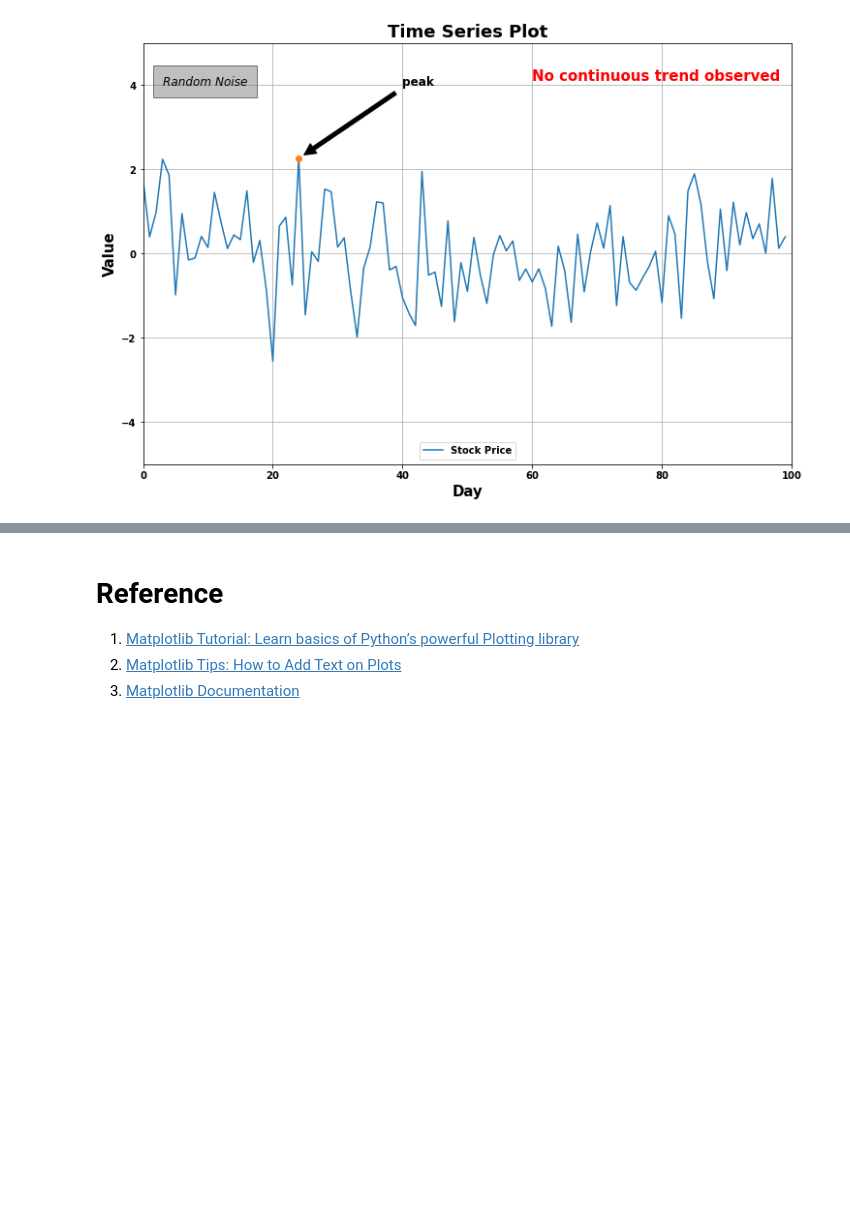
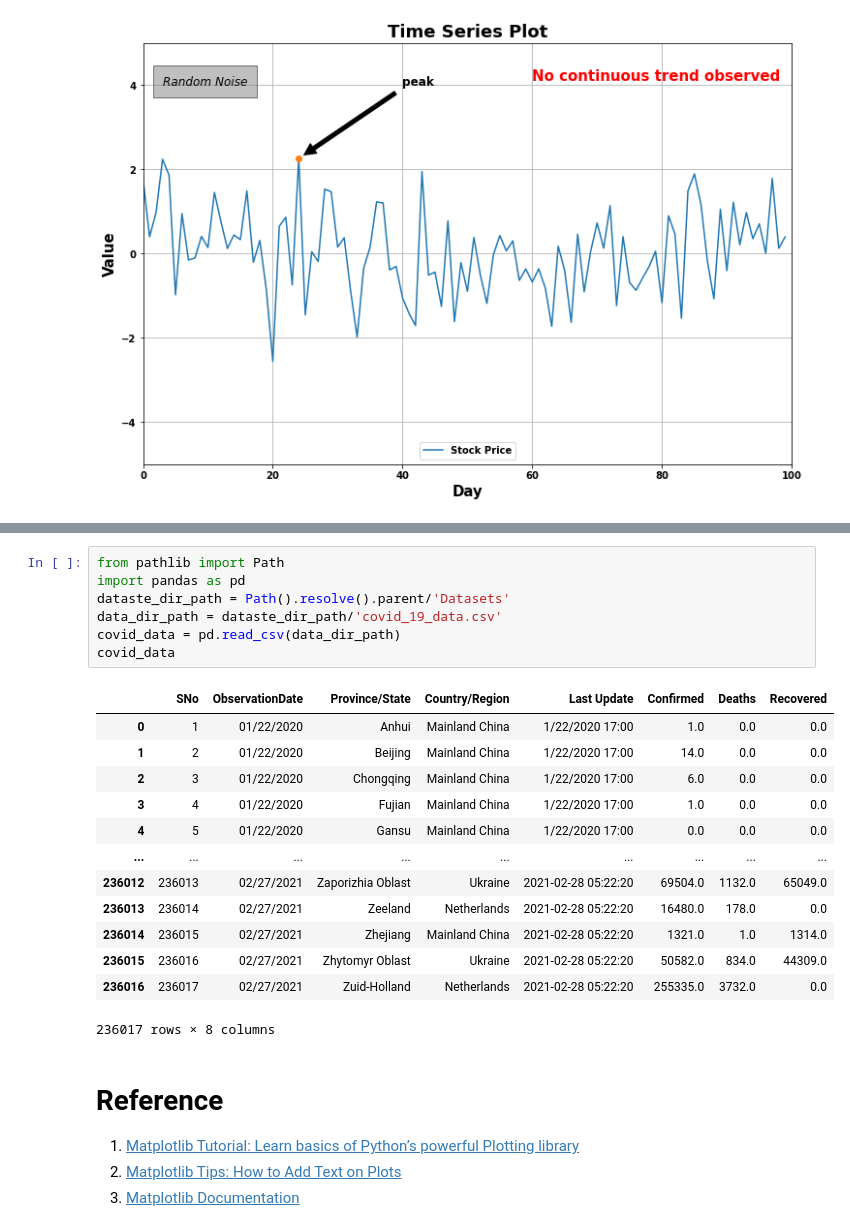
Before and after one commit to CertifaiAI/basics-of-data-analytics, a Jupyter notebook: Matplotlib/01 - Getting started with Pyplot.ipynb, the cells around one changed output, grey strips where cells are left out. Drawn from its saved outputs; the diff is of its cells as text; blank space fills up the shorter version.

```diff
--- a/Matplotlib/01 - Getting started with Pyplot.ipynb
+++ b/Matplotlib/01 - Getting started with Pyplot.ipynb
@@ -312,3 +329,24 @@ ax.legend(loc = "lower center")
+# %%
+from pathlib import Path
+import pandas as pd
+dataste_dir_path = Path().resolve().parent/'Datasets'
+data_dir_path = dataste_dir_path/'covid_19_data.csv'
+covid_data = pd.read_csv(data_dir_path)
+covid_data
+# %% [output]
+|  | SNo | ObservationDate | Province/State | Country/Region | Last Update | Confirmed | Deaths | Recovered |
+| 0 | 1 | 01/22/2020 | Anhui | Mainland China | 1/22/2020 17:00 | 1.0 | 0.0 | 0.0 |
+| 1 | 2 | 01/22/2020 | Beijing | Mainland China | 1/22/2020 17:00 | 14.0 | 0.0 | 0.0 |
+| 2 | 3 | 01/22/2020 | Chongqing | Mainland China | 1/22/2020 17:00 | 6.0 | 0.0 | 0.0 |
+| 3 | 4 | 01/22/2020 | Fujian | Mainland China | 1/22/2020 17:00 | 1.0 | 0.0 | 0.0 |
+| 4 | 5 | 01/22/2020 | Gansu | Mainland China | 1/22/2020 17:00 | 0.0 | 0.0 | 0.0 |
+| ... | ... | ... | ... | ... | ... | ... | ... | ... |
+| 236012 | 236013 | 02/27/2021 | Zaporizhia Oblast | Ukraine | 2021-02-28 05:22:20 | 69504.0 | 1132.0 | 65049.0 |
+| 236013 | 236014 | 02/27/2021 | Zeeland | Netherlands | 2021-02-28 05:22:20 | 16480.0 | 178.0 | 0.0 |
+| 236014 | 236015 | 02/27/2021 | Zhejiang | Mainland China | 2021-02-28 05:22:20 | 1321.0 | 1.0 | 1314.0 |
+| 236015 | 236016 | 02/27/2021 | Zhytomyr Oblast | Ukraine | 2021-02-28 05:22:20 | 50582.0 | 834.0 | 44309.0 |
+| 236016 | 236017 | 02/27/2021 | Zuid-Holland | Netherlands | 2021-02-28 05:22:20 | 255335.0 | 3732.0 | 0.0 |
+236017 rows × 8 columns
 # %% [markdown]
 # Reference
 1. [Matplotlib Tutorial: Learn basics of Python’s powerful Plotting library](https://towardsdatascience.com/matplotlib-tutorial-learn-basics-of-pythons-powerful-plotting-library-b5d1b8f67596)
```
Also changed, not shown: parts of 2 cells of this notebook.
